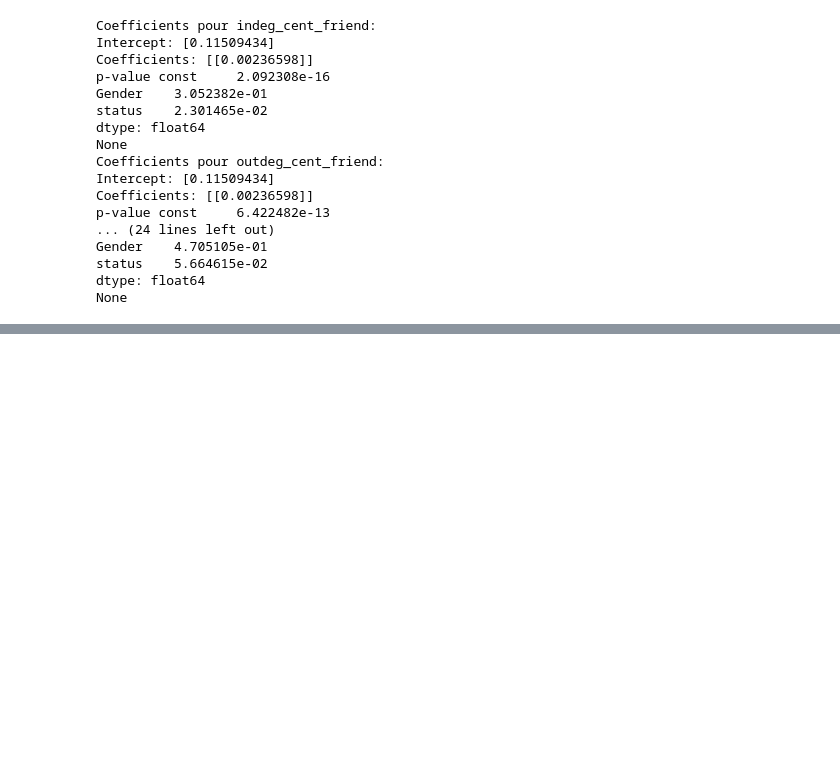
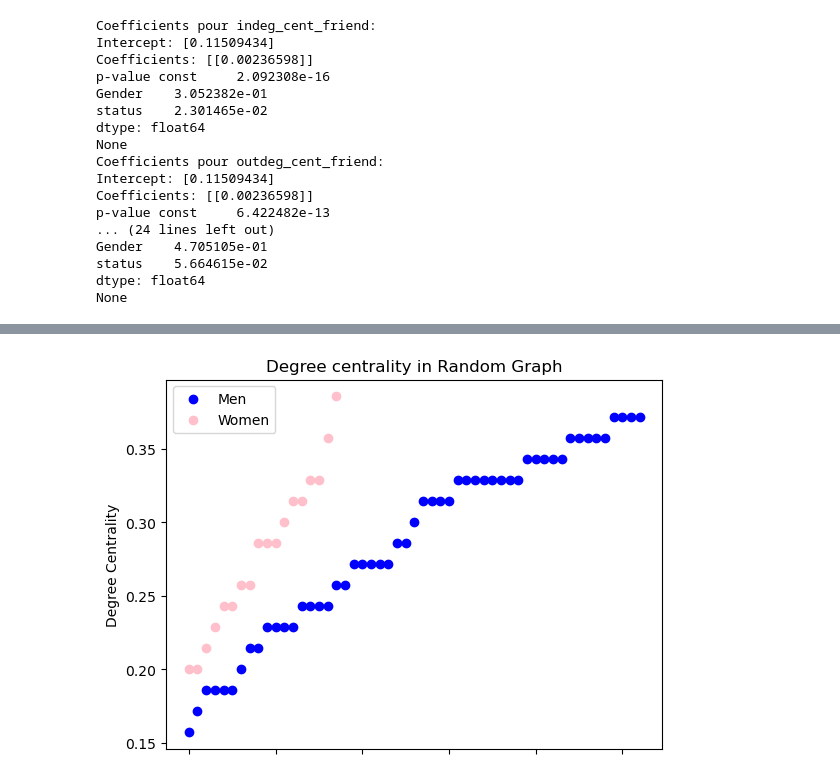
Before and after one commit to jmeynent/R-seaux, a Jupyter notebook: Code.ipynb, the cells around one changed output, grey strips where cells are left out. Drawn from its saved outputs; the diff is of its cells as text; code cells hidden in the pictures; blank space fills up the shorter version.

Commit message:
Technique random graph

```diff
--- a/Code.ipynb
+++ b/Code.ipynb
@@ -526,0 +628,27 @@ None
+# %%
+# Trier le dataframe par ordre croissant de degrés de centralité
+df_sorted = df_G_Node.sort_values(by='Degree Centrality')
+
+# Créer une figure et des axes
+fig, ax = plt.subplots()
+
+# Tracer les points pour tous les attributs (hommes et femmes) avec des couleurs appropriées
+for attribut, color in [('men', 'blue'), ('women', 'pink')]:
+    df_attribut = df_sorted[df_sorted['Attribut'] == attribut]
+    ax.scatter(range(len(df_attribut)),
+               df_attribut['Degree Centrality'],
+               color=color, label=attribut.capitalize())
+
+# Ajouter les labels et le titre
+ax.set_xticklabels([])
+ax.set_ylabel('Degree Centrality')
+ax.set_title('Degree centrality in Random Graph')
+
+# Afficher la légende
+ax.legend()
+plt.savefig("Graphs/degree_random.jpg")
+
+# Afficher le graphique
+plt.show()
+# %% [output]
+[figure, added]
```
Also changed, not shown: parts of 16 cells of this notebook, 4 other files.
